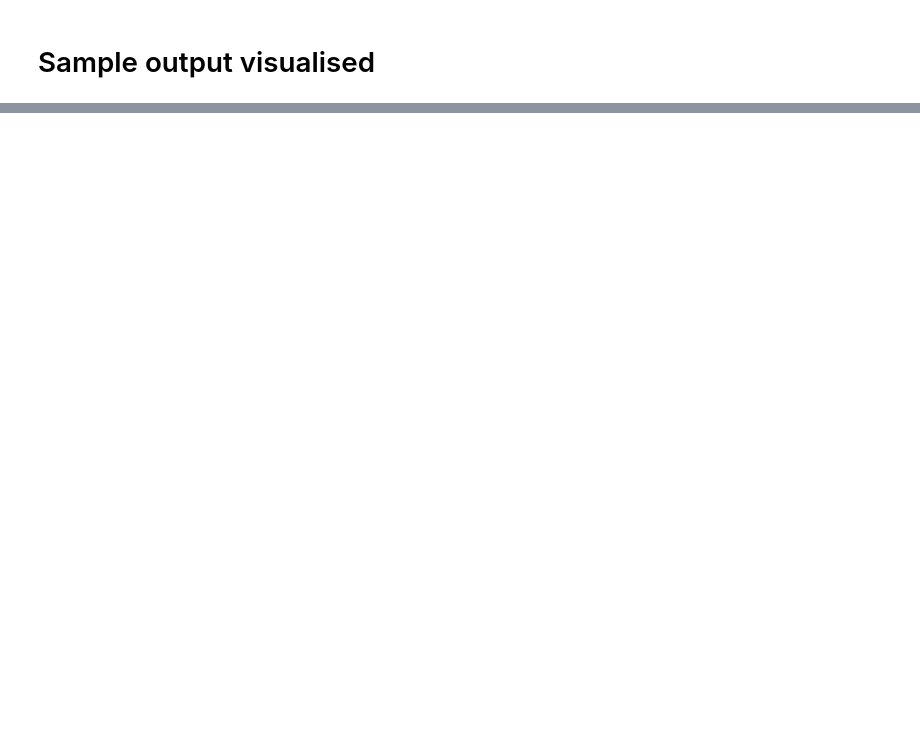
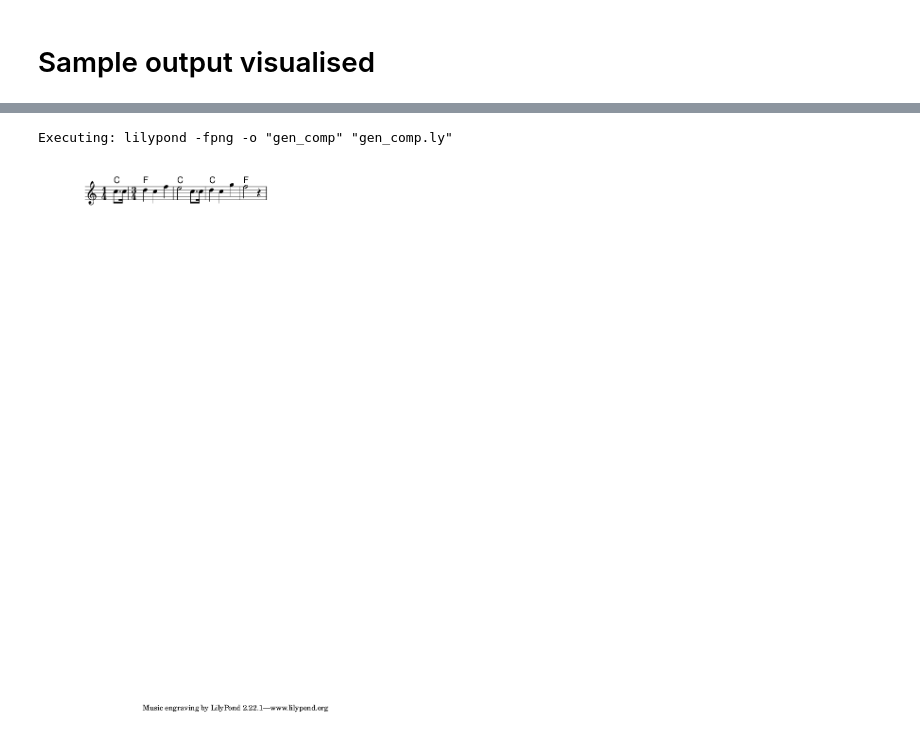
Before and after one commit to taidopurason/evolutionary-harmonization, a Jupyter notebook: evolutionary_harmonization.ipynb, the cells around one changed output, grey strips where cells are left out. Saved outputs shown, nothing was run; the diff lists cells and outputs as text; code cells hidden in the pictures; blank space fills up the shorter version.

```diff
--- a/evolutionary_harmonization.ipynb
+++ b/evolutionary_harmonization.ipynb
@@ -312,17 +27,10 @@ def fitness(gene: HarmonyGene, melody: Iterable[Tuple[Tuple[str, Fraction]]], ke
 
     return fitness
 # %%
-write_composition(test_melody, test_chords, "correct.midi")
-
-# alphabet = get_notes("F")
-# alphabet = ['Gb', 'Db', 'Ab', 'Eb', 'Bb', 'F', 'C', 'G', 'D', 'A', 'E', 'B', 'F#', 'C#', 'G#', 'D#', 'A#']
-# alphabet += [a + "m" for a in alphabet]
-
 # only diatonic chords
 alphabet = ["F", "Gm", "Am", "Bb", "C", "Dm", "Edim"]
-
 key = "F"
-n_population = len(test_chords)
+n_population = len(test_melody)
 
 print("Alphabet", alphabet)
 initial_pop = HarmonyGene.initialize_population(n_population * 10, n_population, alphabet)
@@ -332,11 +40,15 @@ generated_chords, score = genetic_algorithm(
     TournamentSelection(5),
     p_crossover=0.8,
     p_mutation=0.3,
-    epochs=500
+    epochs=500,
+    callbacks=[EarlyStopping(30)]
 )
 print("Best score:", score)
 print("Generated chords", generated_chords)
-gen_comp = write_composition(test_melody, generated_chords, "generated.midi")
+
+gen_comp = create_composition(test_melody, generated_chords)
+write_Composition("generated.midi", gen_comp)
+write_Composition("correct.midi", create_composition(test_melody, test_chords))
 # %% [output]
 Alphabet ['F', 'Gm', 'Am', 'Bb', 'C', 'Dm', 'Edim']
 Best score: 1.0833333333333335
@@ -359,0 +70,25 @@ True
+# %%
+def lilypond_from_composition(composition: Composition, chord_idx = 1) -> Composition:
+    result = '\\header { title = "%s" composer = "%s" opus = "%s" } ' % (
+        composition.title,
+        composition.author,
+        composition.subtitle,
+    )
+    result += "<< "
+
+    for i, track in enumerate(composition.tracks):
+        if i == chord_idx:
+            result += f"\\new ChordNames {from_Track(track)} "
+        else:
+            result += from_Track(track) + " \\bar \"|.\" "
+
+    result += ">>"
+    return result
+# %%
+gen_comp.title = ""
+comp = lilypond_from_composition(gen_comp)
+lilypond.to_png(comp, "gen_comp.png")
+Image(filename='gen_comp.png')
+# %% [output]
+Executing: lilypond -fpng -o "gen_comp" "gen_comp.ly"
+[figure, added]
```
Also changed, not shown: parts of 21 cells of this notebook, 1 other file.
